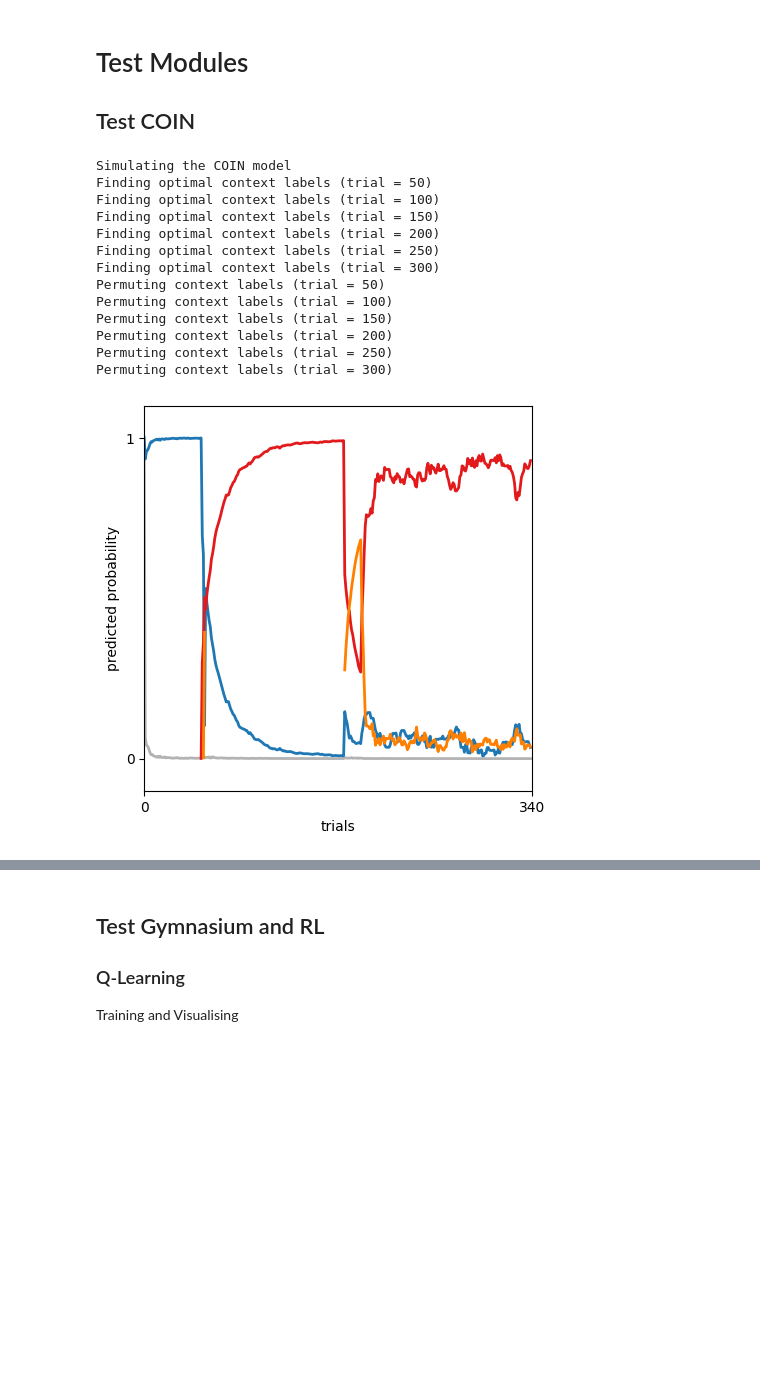
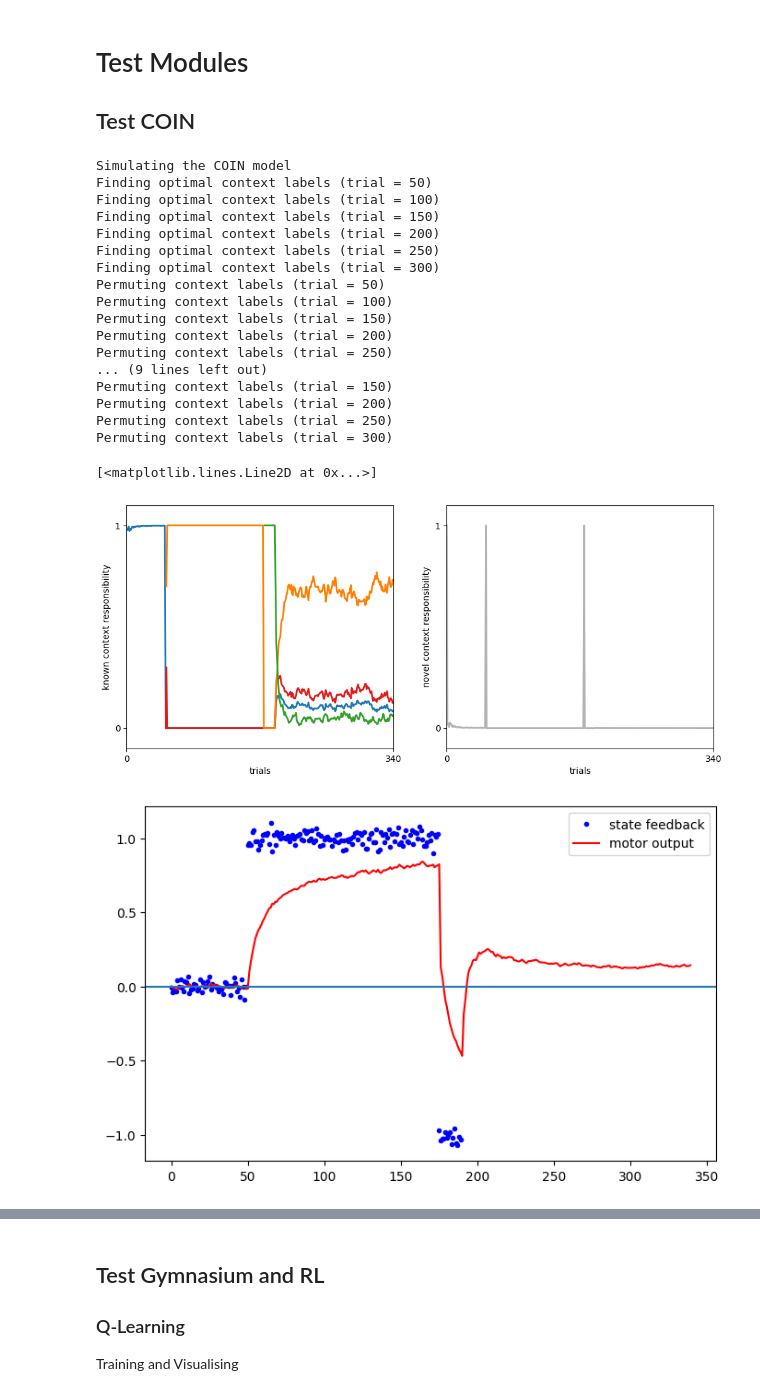
Before and after one commit to RichieRich2569/COINRL, a Jupyter notebook: basics.ipynb, the cells around one changed output, grey strips where cells are left out. Drawn from its saved outputs; the diff is of its cells as text; code cells hidden in the pictures; blank space fills up the shorter version.

```diff
--- a/basics.ipynb
+++ b/basics.ipynb
@@ -19,7 +19,7 @@ bias_values = np.linspace(-1.5, 1.5, 500, endpoint=True)
 state_feedback_values = np.linspace(-1.5, 1.5, 500, endpoint=True)
 
 store = [
-    "state_feedback", "motor_output", "responsibilities", "predicted_probabilities",
+    "state_feedback", "motor_output", "responsibilities", "predicted_probabilities","inds_resampled","context"
 ]
 
 coin_model = COIN(
@@ -28,42 +28,55 @@ coin_model = COIN(
     state_values=state_values,
     bias_values=bias_values,
     state_feedback_values=state_feedback_values,
     store=store,
-    plot_predicted_probabilities = True,
 )
 coin_model.perturbations = np.concatenate([
     np.zeros((50, )),
     np.ones((125, )),
     -np.ones((15, )),
     np.ones((150, )) * np.nan,
 ])
 
 output = coin_model.simulate_coin()
 
-# plt.figure(figsize=(8, 5))
-# plt.plot(output["runs"][0]["state_feedback"], "b.", label="state feedback")
-# plt.plot(output["runs"][0]["motor_output"], "r", label="motor output")
-# plt.legend()
-# plt.axhline(0)
+# Context relabelling
+coin_model.plot_responsibilities = True # Set to true but we will not be plotting
+P, S, optim_assignment, from_unique, c_seq, C = coin_model.find_optimal_context_labels(output)
+P, _ = coin_model.compute_variables_for_plotting(P, output, optim_assignment, from_unique, c_seq, C)
 
-# resp = np.array(output["runs"][0]["predicted_probabilities"])
-# p_contexts = np.sum(resp, axis=1)
-# p_contexts = p_contexts / np.sum(p_contexts, axis=0, keepdims=True)
+plt.figure(figsize=(8, 5))
+plt.plot(output["runs"][0]["state_feedback"], "b.", label="state feedback")
+plt.plot(output["runs"][0]["motor_output"], "r", label="motor output")
+plt.legend()
+plt.axhline(0)
 
-# plt.figure(figsize=(8, 5))
-# plt.plot(p_contexts.T)
+resp = np.array(P["known_context_responsibilities"][0])
+#p_contexts = np.sum(resp, axis=1)
+#p_contexts = p_contexts / np.sum(p_contexts, axis=0, keepdims=True)
+
+plt.figure(figsize=(8, 5))
+plt.plot(resp)
+
+plt.figure(figsize=(8, 5))
+plt.plot(P["novel_context_responsibility"][0])
 # %% [output]
 Simulating the COIN model
 Finding optimal context labels (trial = 50)
 Finding optimal context labels (trial = 100)
 Finding optimal context labels (trial = 150)
 Finding optimal context labels (trial = 200)
 Finding optimal context labels (trial = 250)
 Finding optimal context labels (trial = 300)
 Permuting context labels (trial = 50)
 Permuting context labels (trial = 100)
 Permuting context labels (trial = 150)
 Permuting context labels (trial = 200)
 Permuting context labels (trial = 250)
+... (9 lines left out)
+Permuting context labels (trial = 150)
+Permuting context labels (trial = 200)
+Permuting context labels (trial = 250)
 Permuting context labels (trial = 300)
+[<matplotlib.lines.Line2D at 0x...>]
-[figure, old version]
+[figure, new version]
+[figure, added]
```
Also changed, not shown: parts of 1 cell of this notebook, 4 other files.
